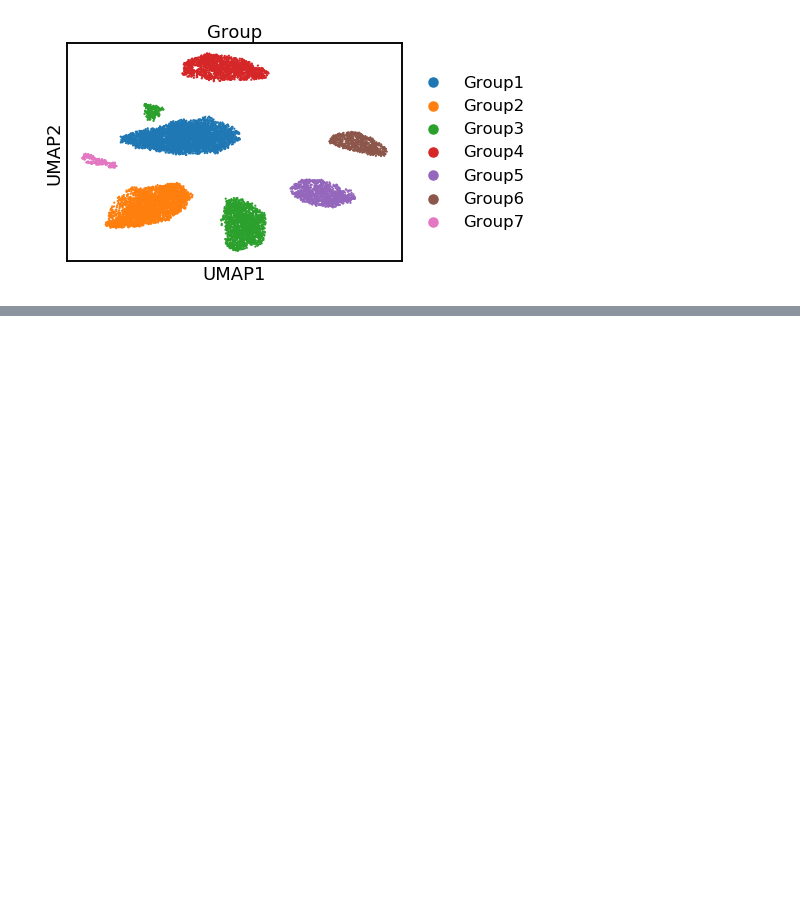
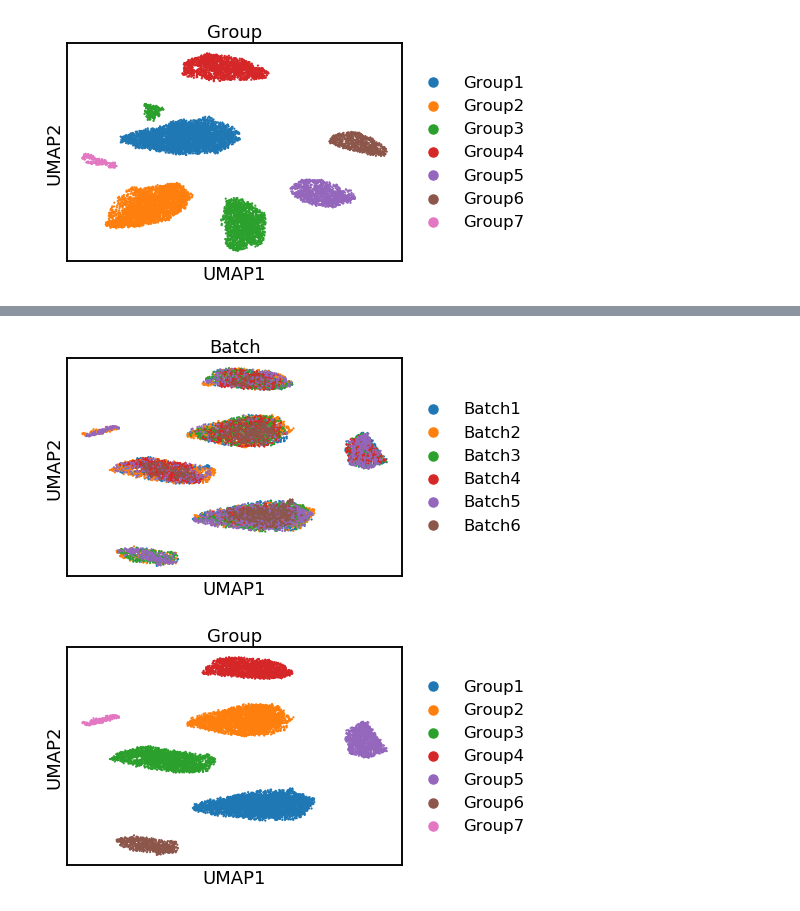
Before and after one commit to theislab/scib, a Jupyter notebook: notebooks/integration/Test_scgen.ipynb, the cells around one changed output, grey strips where cells are left out. Drawn from its saved outputs; the diff is of its cells as text; code cells hidden in the pictures; blank space fills up the shorter version.

Commit message:
updated scgen test notebook to test snakemake pipeline output

```diff
--- a/notebooks/integration/Test_scgen.ipynb
+++ b/notebooks/integration/Test_scgen.ipynb
@@ -50,0 +53,3 @@ sc.pl.umap(adata_scgen, color='Group', size=20)
+# %%
+adata_scgen1 = sc.read("/storage/groups/ml01/workspace/scIB/simulations_1_1/integration/unscaled/full_feature/scgen.h5ad")
+adata_scgen2 = sc.read("/storage/groups/ml01/workspace/scIB/simulations_1_1/integration/unscaled/hvg/scgen.h5ad")
@@ -50,0 +71,6 @@ sc.pl.umap(adata_scgen, color='Group', size=20)
+# %%
+sc.pl.umap(adata_scgen1, color='Batch', size=20)
+sc.pl.umap(adata_scgen1, color='Group', size=20)
+# %% [output]
+[figure, added]
+[figure, added]
```
Also changed, not shown: parts of 4 cells of this notebook.
